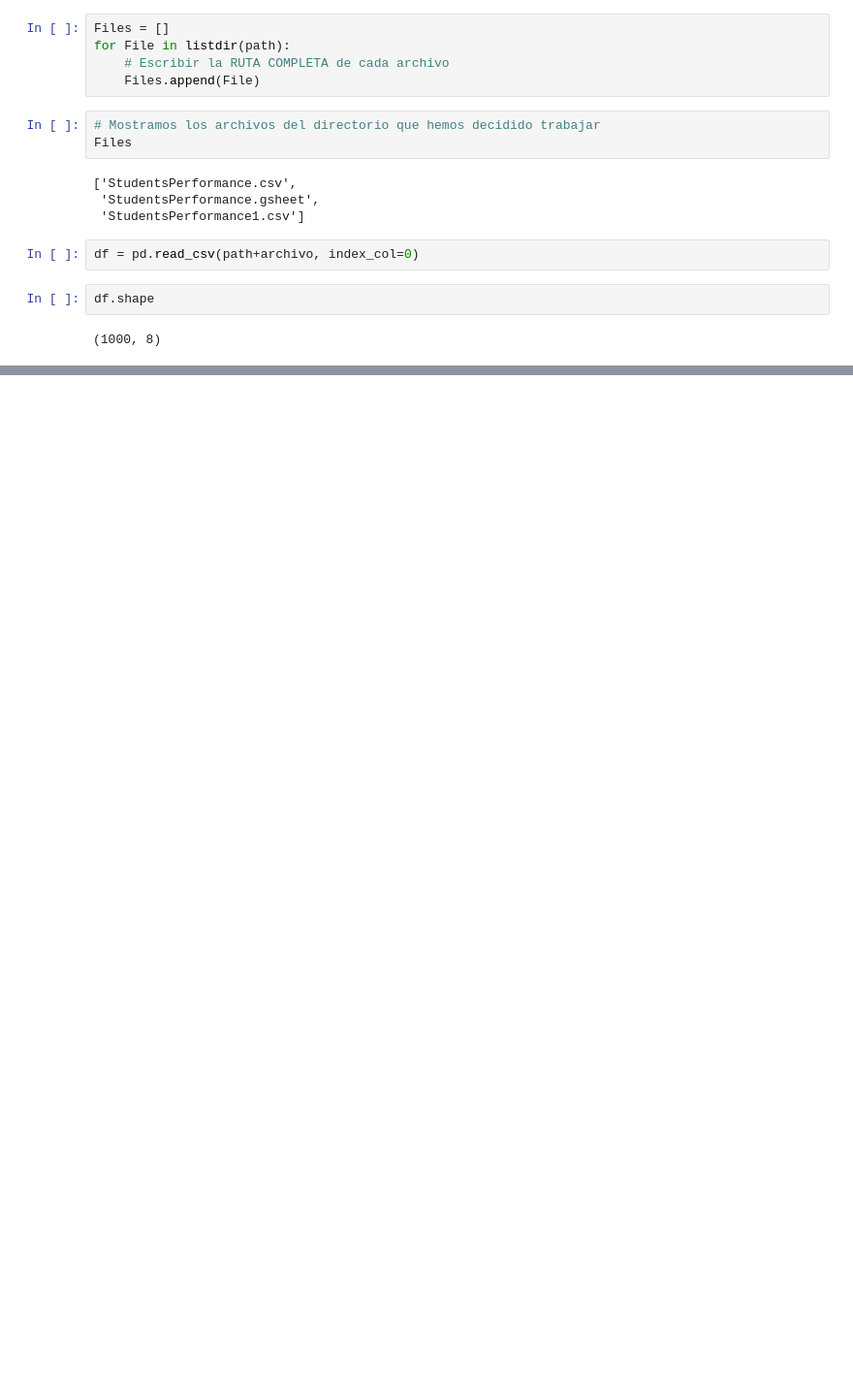
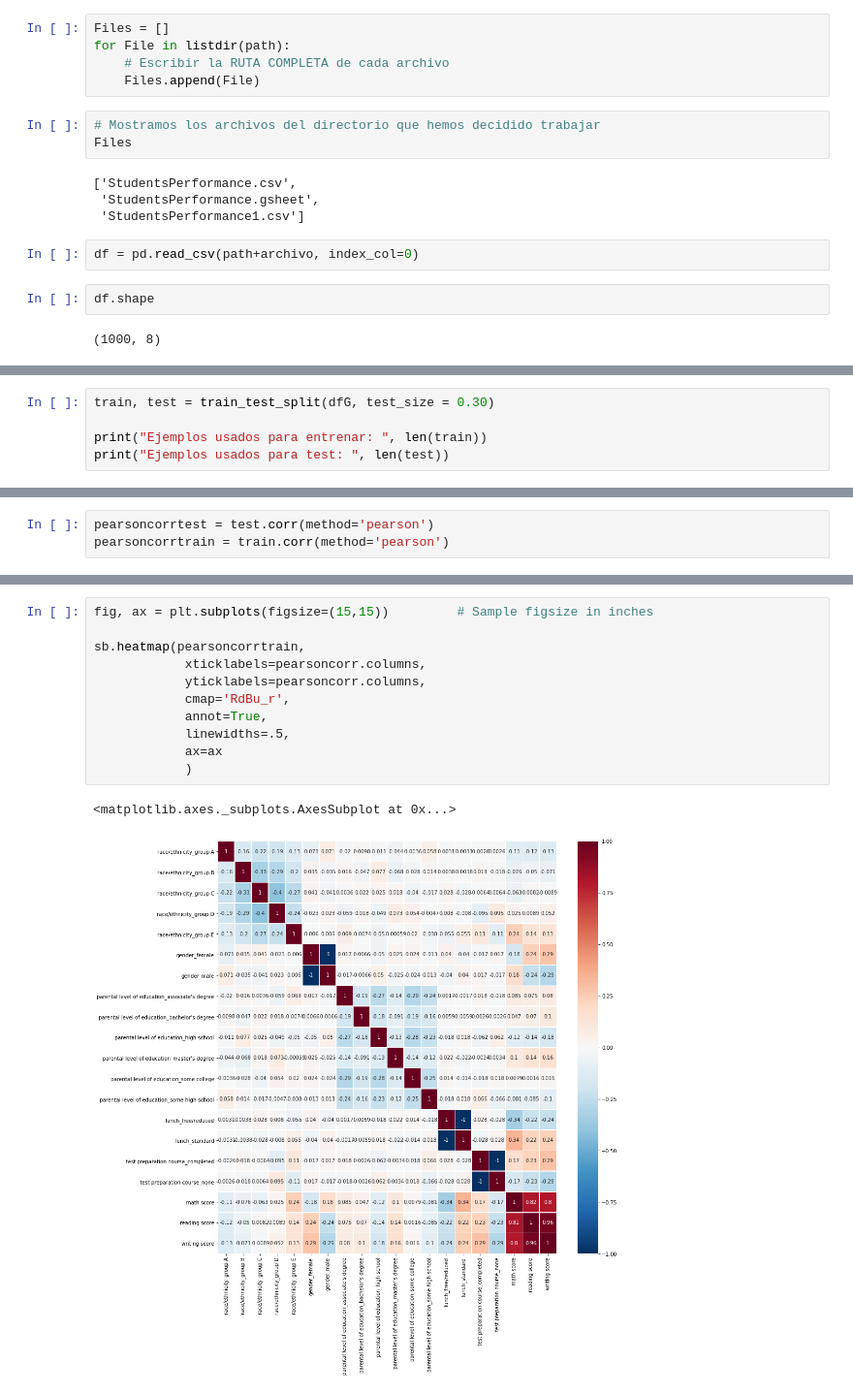
Before and after one commit to vale314/machine-learning-course-CUCEI-00, a Jupyter notebook: Challenge06.ipynb, the cells around one changed output, grey strips where cells are left out. Shown: that part at 97% size. Drawn from its saved outputs; the diff is of its cells as text; blank space fills up the shorter version.

```diff
--- a/Challenge06.ipynb
+++ b/Challenge06.ipynb
@@ -57,0 +188,5 @@ df.head()
+# %%
+train, test = train_test_split(dfG, test_size = 0.30)
+
+print("Ejemplos usados para entrenar: ", len(train))
+print("Ejemplos usados para test: ", len(test))
@@ -57,0 +196,3 @@ df.head()
+# %%
+pearsoncorrtest = test.corr(method='pearson')
+pearsoncorrtrain = train.corr(method='pearson')
@@ -57,0 +220,14 @@ df.head()
+# %%
+fig, ax = plt.subplots(figsize=(15,15))         # Sample figsize in inches
+
+sb.heatmap(pearsoncorrtrain,
+            xticklabels=pearsoncorr.columns,
+            yticklabels=pearsoncorr.columns,
+            cmap='RdBu_r',
+            annot=True,
+            linewidths=.5,
+            ax=ax
+            )
+# %% [output]
+<matplotlib.axes._subplots.AxesSubplot at 0x...>
+[figure, added]
```
Also changed, not shown: parts of 26 cells of this notebook.
